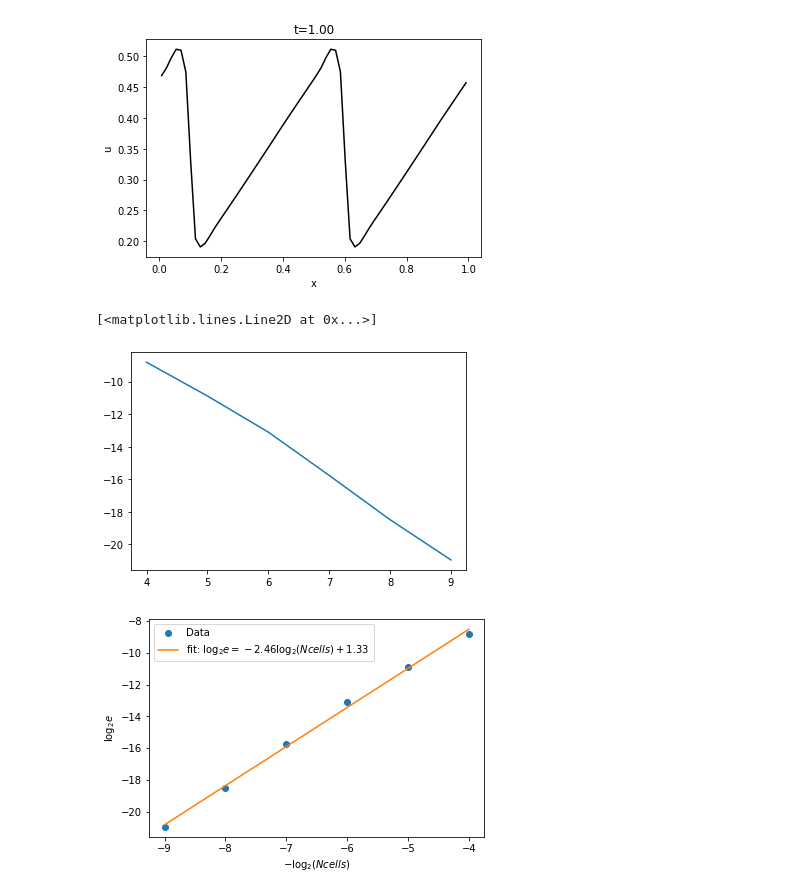
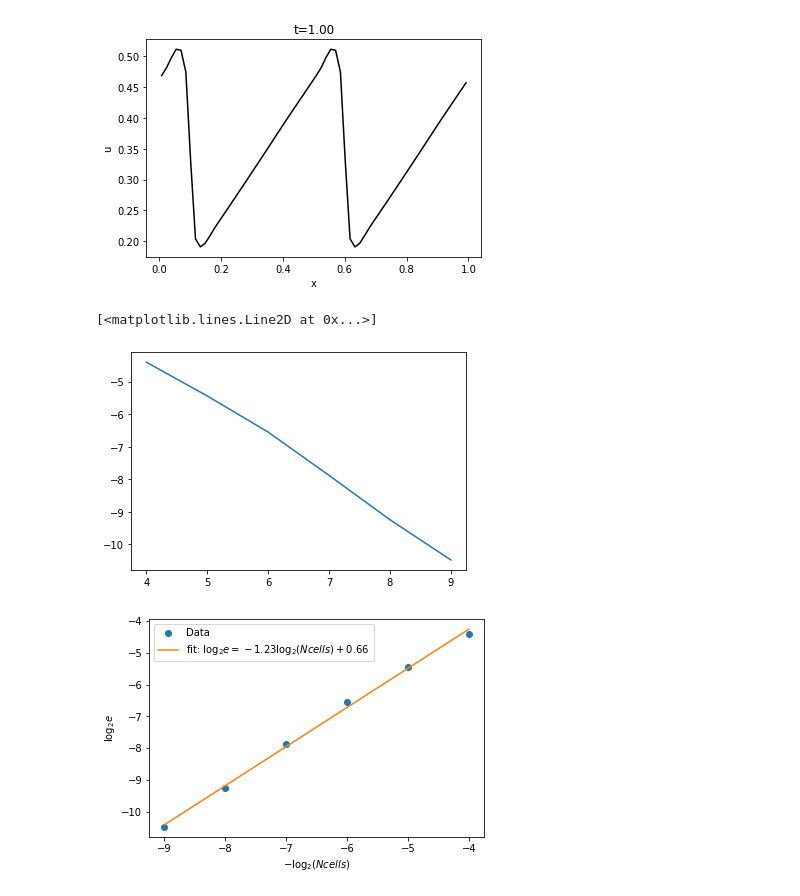
Before and after one commit to JerryChen97/Hydrodynamics, a Jupyter notebook: burgers.ipynb, the cells around one changed output. Drawn from its saved outputs; the diff is of its cells as text; code cells hidden in the pictures.

```diff
--- a/burgers.ipynb
+++ b/burgers.ipynb
@@ -199,30 +199,30 @@ os.system('ffmpeg -r 12 -i fig_%d.png -qscale:v 0 -pix_fmt yuv420p -c:v libx264
 # %%
 # we pick the solution to be 2^n, n=4, 5, 6, 7, 8, 9, 10
 n_list = [
     4, 5, 6,
     7, 8, 9
     ]
 Ncell_list = [2**n for n in n_list]
 error_list = []
 for Ncells in Ncell_list:
     burgers = Burgers(Ncells, IC, outCad=outCad)
     burgers.evolve(save=False)
     plt.clf()
     t=0.25
     index = len(burgers._tList) // 4
     x_list = burgers._x[burgers.Nghost:-burgers.Nghost]
     u_list = burgers._uxList[index][burgers.Nghost:-burgers.Nghost]
     true_u_list = [burgers.exact_soln(t, x) for x in x_list]
     error = abs(u_list - true_u_list)
-    error_list.append(np.log2(np.mean(np.square(error))))
+    error_list.append(np.log2(np.sqrt(np.mean(np.square(error)))))
 
 plt.plot(n_list, error_list)
     # print(burgers._x)
     # print(error_list)
     # burgers.get_exact_att.show()
 # %% [output]
 [<matplotlib.lines.Line2D at 0x...>]
-[figure, old version]
+[figure, new version]
 # %%
 minus_n_list = [-n for n in n_list]
 p = np.polyfit(minus_n_list, error_list, 1)
@@ -234,4 +234,4 @@ plt.legend()
 plt.savefig("test.png")
 plt.show()
 # %% [output]
-[figure, old version]
+[figure, new version]
```
Also changed, not shown: 1 other file.
